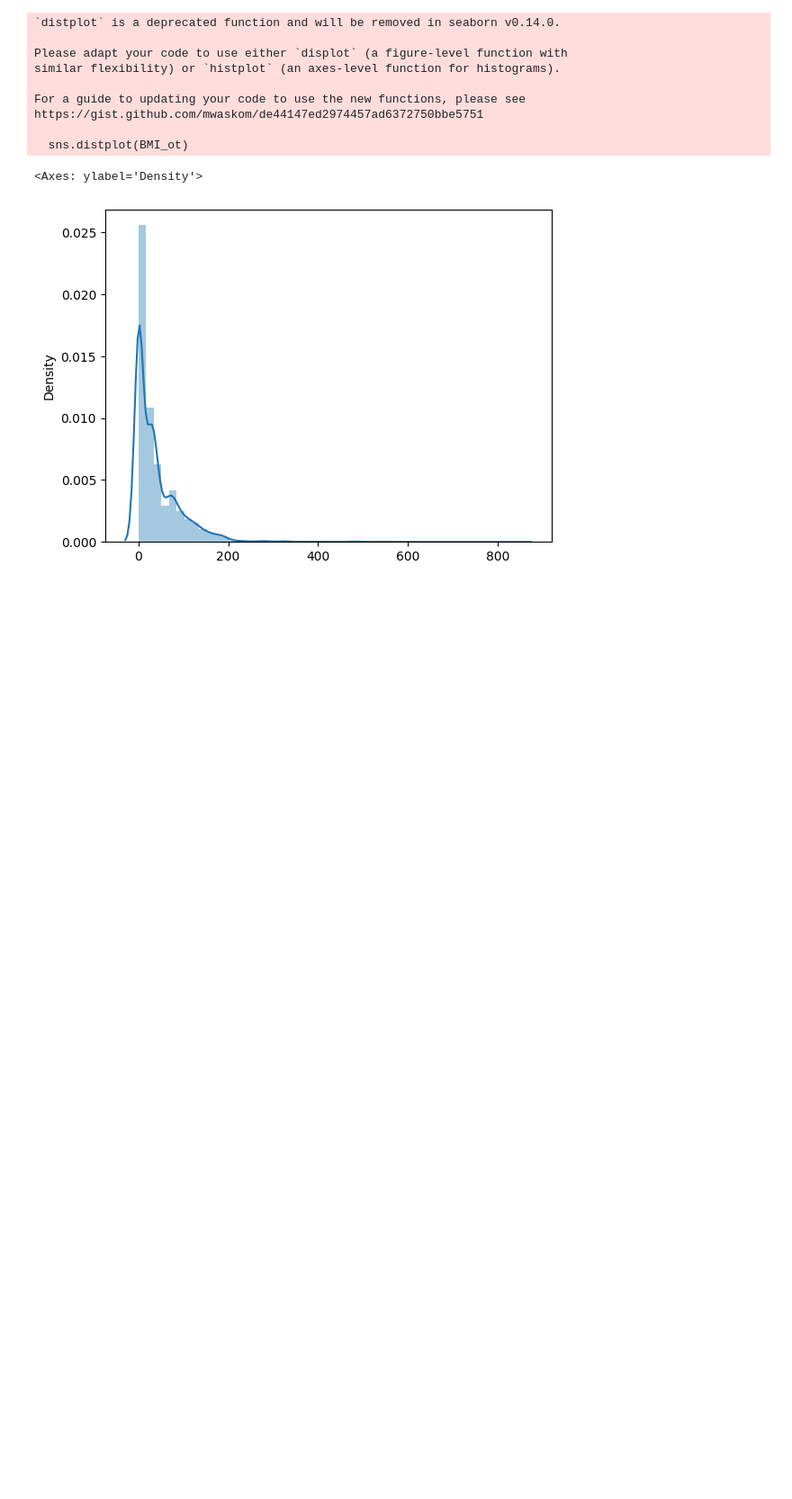
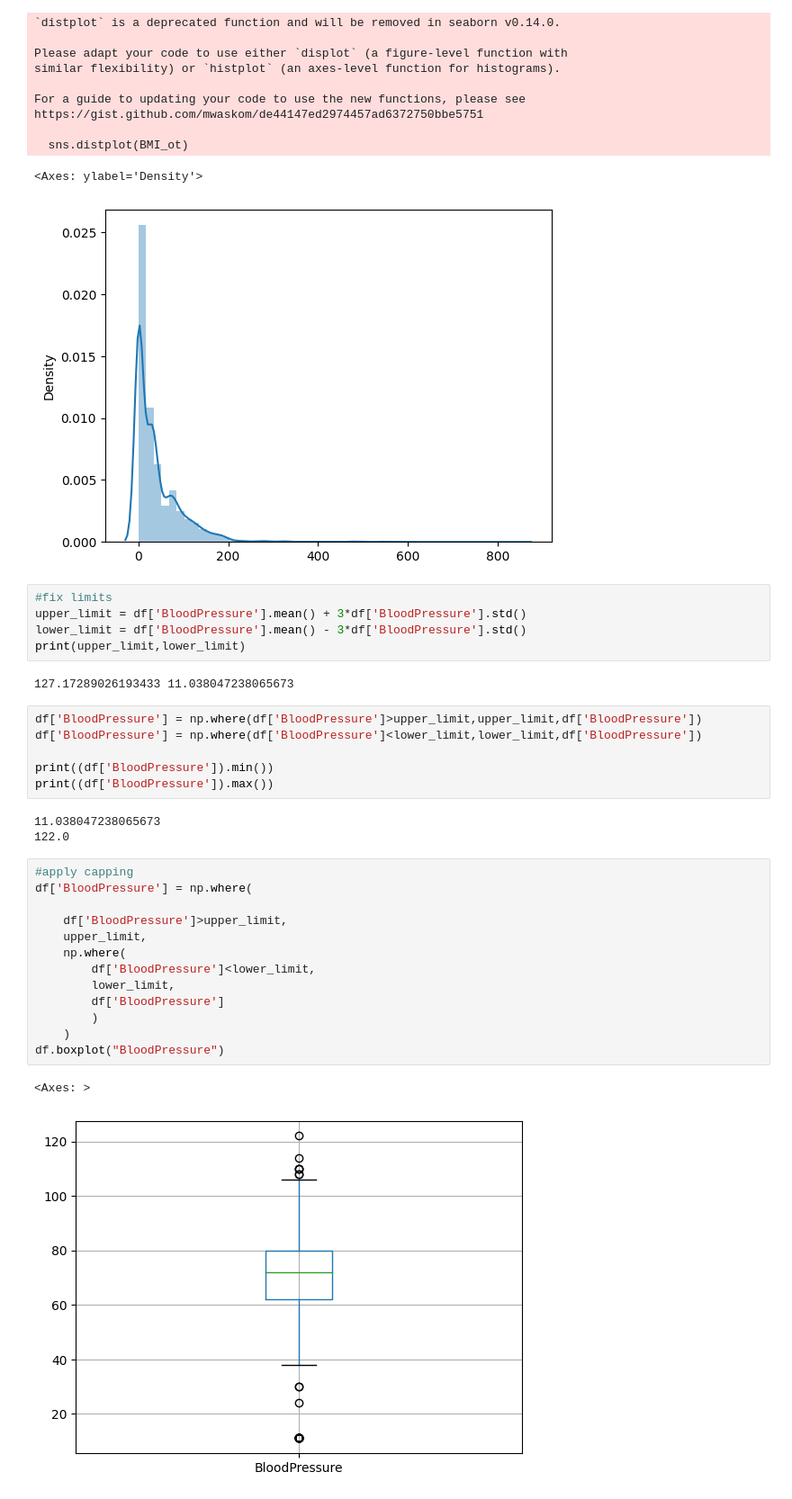
Before and after one commit to Karthick823/Outlier-detection, a Jupyter notebook: Outlier detection.ipynb, the cells around one changed output. Shown at 90% size. Saved outputs shown, nothing was run; the diff lists cells and outputs as text; blank space fills up the shorter version.

```diff
--- a/Outlier detection.ipynb
+++ b/Outlier detection.ipynb
@@ -112,3 +112,35 @@ https://gist.github.com/mwaskom/de44147ed2974457ad6372750bbe5751
   sns.distplot(BMI_ot)
 <Axes: ylabel='Density'>
 [figure]
+# %%
+#fix limits
+upper_limit = df['BloodPressure'].mean() + 3*df['BloodPressure'].std()
+lower_limit = df['BloodPressure'].mean() - 3*df['BloodPressure'].std()
+print(upper_limit,lower_limit)
+# %% [output]
+127.17289026193433 11.038047238065673
+# %%
+df['BloodPressure'] = np.where(df['BloodPressure']>upper_limit,upper_limit,df['BloodPressure'])
+df['BloodPressure'] = np.where(df['BloodPressure']<lower_limit,lower_limit,df['BloodPressure'])
+
+print((df['BloodPressure']).min())
+print((df['BloodPressure']).max())
+# %% [output]
+11.038047238065673
+122.0
+# %%
+#apply capping
+df['BloodPressure'] = np.where(
+
+    df['BloodPressure']>upper_limit,
+    upper_limit,
+    np.where(
+        df['BloodPressure']<lower_limit,
+        lower_limit,
+        df['BloodPressure']
+        )
+    )
+df.boxplot("BloodPressure")
+# %% [output]
+<Axes: >
+[figure, added]
```
Also changed, not shown: parts of 47 cells of this notebook, 1 other file.
